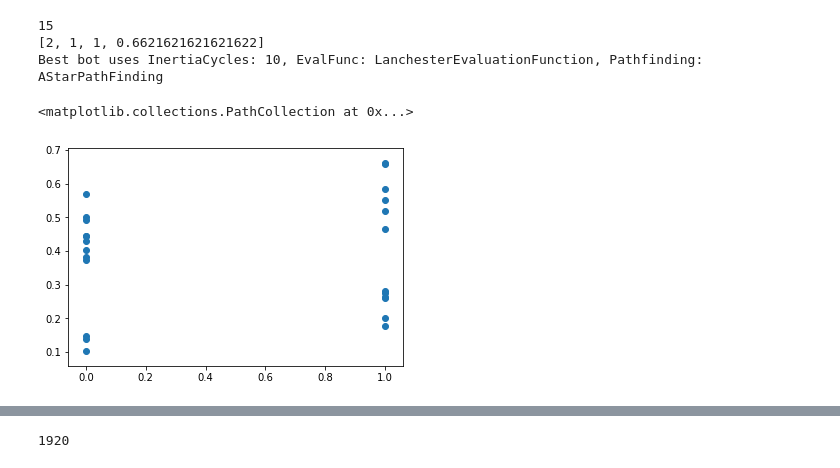
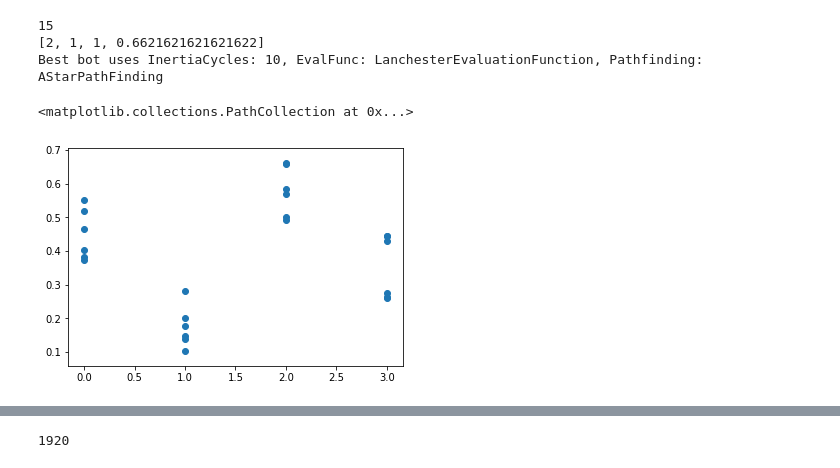
Before and after one commit to mattthelee/MicroRTS-agent, a Jupyter notebook: Code/Analyse Logs.ipynb, the cells around one changed output, grey strips where cells are left out. Drawn from its saved outputs; the diff is of its cells as text; code cells hidden in the pictures.

```diff
--- a/Code/Analyse Logs.ipynb
+++ b/Code/Analyse Logs.ipynb
@@ -157,9 +157,9 @@ print(f"Best bot uses InertiaCycles: {bestInertiaCycles}, EvalFunc: {bestEvalFun
 [2, 1, 1, 0.6621621621621622]
 Best bot uses InertiaCycles: 10, EvalFunc: LanchesterEvaluationFunction, Pathfinding: AStarPathFinding
 # %%
-plt.scatter(tournamentArray[:,2],tournamentArray[:,-1])
+plt.scatter(tournamentArray[:,0],tournamentArray[:,-1])
 # %% [output]
 <matplotlib.collections.PathCollection at 0x...>
-[figure, old version]
+[figure, new version]
 # %%
 #N.B start time of the latest tournament run was 18:05 on Sunday.
```
Also changed, not shown: parts of 5 cells of this notebook, 12 other files.
